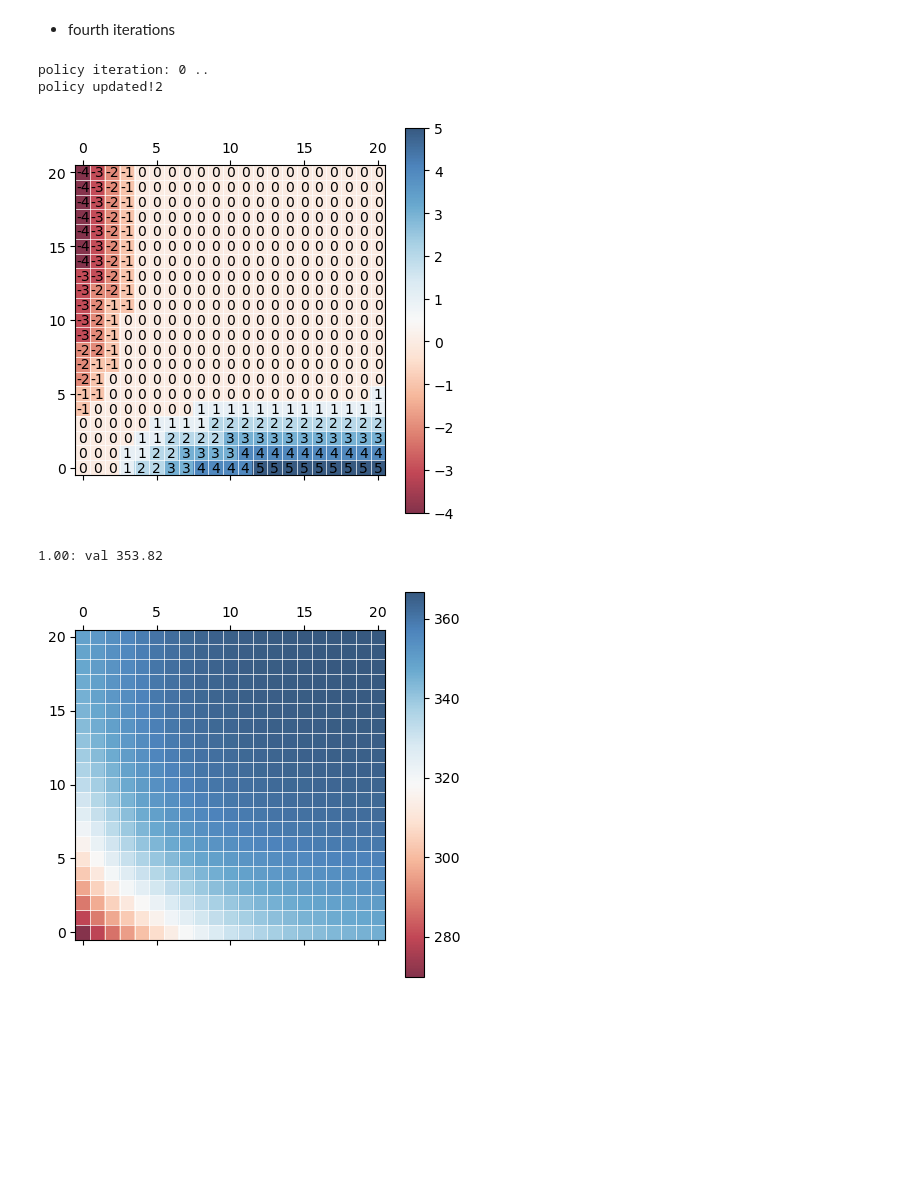
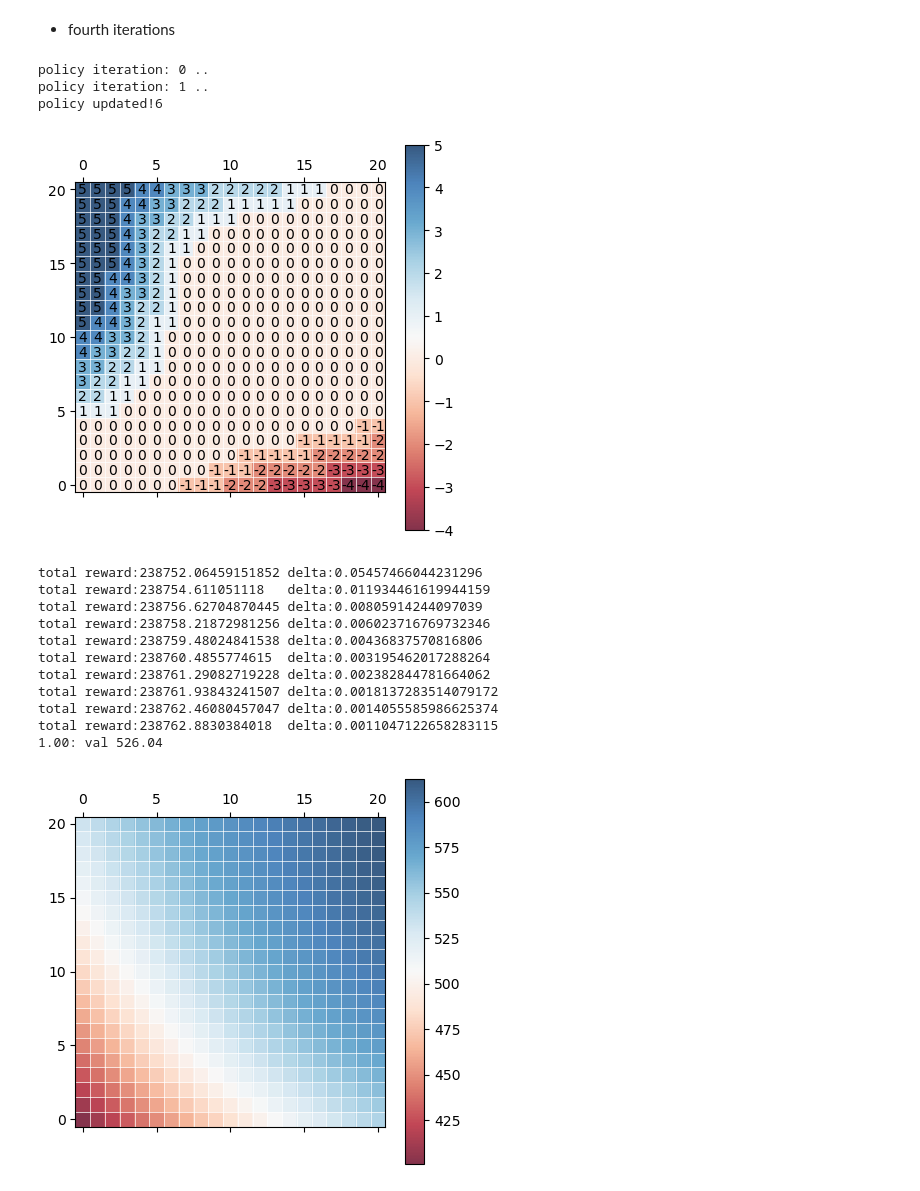
Before and after one commit to msdkang/Reinforcement-Learning, a Jupyter notebook: Jacks Car Rental Example.ipynb, the cells around one changed output. Cells and saved outputs as stored; diff of their text form; code cells hidden in the pictures; blank space fills up the shorter version.

Commit message:
update probabilities

```diff
--- a/Jacks Car Rental Example.ipynb
+++ b/Jacks Car Rental Example.ipynb
@@ -78,8 +78,8 @@ def transition(state, action):
         A tuple containing the number of cars at location A and location B after the transition
     """
 
-    cars_at_a = state[0] + action
-    cars_at_b = state[1] - action
+    cars_at_a = state[0] - action
+    cars_at_b = state[1] + action
 
     if cars_at_a < 0 or cars_at_b < 0:
         return state
@@ -128,6 +128,7 @@ def poisson(n, lam):
     """
     return np.exp(-lam) * lam**n / np.math.factorial(n)
 
+PROBABILITIES = {}
 def get_reward(state, action, values, gamma = 0.9):
     """
     Get the reward for a state-action pair.
@@ -148,12 +149,19 @@ def get_reward(state, action, values, gamma = 0.9):
     value : float
         value of the state-action pair
     """
-    epsilon = 0.01 # threshold for a small number to speed up the computation
+    epsilon = 0.001 # threshold for a small number to speed up the computation
     next_state = transition(state, action)
 
     value = -2 * abs(action)
     cars_at_a = next_state[0]
     cars_at_b = next_state[1]
+
+    if next_state in PROBABILITIES:
+        for p, r, s in PROBABILITIES[next_state]:
+            value += p*(r + gamma*values[s])
+        return value
+
+    PROBABILITIES[next_state] = []
     for demand_a in range(N_ROW+1):
         p_demand_a = poisson(demand_a, 3)
         if p_demand_a < epsilon:
@@ -161,7 +169,7 @@ def get_reward(state, action, values, gamma = 0.9):
         if demand_a > cars_at_a:
             demand_a = cars_at_a
         for demand_b in range(N_COL+1):
-            p_demand_b = poisson(demand_b, 2)
+            p_demand_b = poisson(demand_b, 4)
             if p_demand_b < epsilon:
                 continue
             if demand_b > cars_at_b:
@@ -174,6 +182,7 @@ def get_reward(state, action, values, gamma = 0.9):
                     p_return_b = poisson(return_b, 2)
                     if p_return_b < epsilon:
                         continue
+
                     new_cars_at_a = cars_at_a - demand_a + return_a
                     new_cars_at_b = cars_at_b - demand_b + return_b
                     if new_cars_at_a < 0 or new_cars_at_b < 0:
@@ -182,15 +191,16 @@ def get_reward(state, action, values, gamma = 0.9):
                         new_cars_at_a = N_ROW
                     if new_cars_at_b >= N_COL:
                         new_cars_at_b = N_COL
-
                     p = p_demand_a * p_demand_b * p_return_a * p_return_b
                     reward = 10 * (demand_a + demand_b)
                     value +=  p*(reward + gamma*values[(new_cars_at_a, new_cars_at_b)])
+                    PROBABILITIES[next_state].append([p, reward, (new_cars_at_a, new_cars_at_b)])
+
     return value
 # %% [markdown]
 ### Define Policy and Evaluate Policy
 # %%
-def policy_evaluation(values, policy, gamma = 0.9, theta = 0.1):
+def policy_evaluation(values, policy, gamma = 0.9, theta = 0.001):
     """
     Evaluate a policy given the values of the states.
 
@@ -217,7 +227,7 @@ def policy_evaluation(values, policy, gamma = 0.9, theta = 0.1):
         for state in STATES:
             v = values[state]
             action = policy[state]
-            values[state] =  get_reward(state, action, values, gamma)
+            values[state] = get_reward(state, action, values, gamma)
             i+=1
             print('{:.2f}: val {:.2f}'.format(i/n, values[state]), end='\r')
             delta = max(delta, abs(v - values[state]))
@@ -394,11 +416,22 @@ total reward:154975.75634679061 delta:0.010095580457516462
 # %%
 policy = policy_improvement(values, policy)
 plot_policy(policy)
-values = policy_evaluation(values, policy, theta=0.01)
+values = policy_evaluation(values, policy, theta=0.001)
 plot_values(values)
 # %% [output]
 policy iteration: 0 ..
-policy updated!2
+policy iteration: 1 ..
+policy updated!6
-[figure, old version]
+[figure, new version]
-1.00: val 353.82
+total reward:238752.06459151852 delta:0.05457466044231296
+total reward:238754.611051118   delta:0.011934461619944159
+total reward:238756.62704870445 delta:0.00805914244097039
+total reward:238758.21872981256 delta:0.006023716769732346
+total reward:238759.48024841538 delta:0.00436837570816806
+total reward:238760.4855774615  delta:0.003195462017288264
+total reward:238761.29082719228 delta:0.002382844781664062
+total reward:238761.93843241507 delta:0.0018137283514079172
+total reward:238762.46080457047 delta:0.0014055585986625374
+total reward:238762.8830384018  delta:0.0011047122658283115
+1.00: val 526.04
-[figure, old version]
+[figure, new version]
```
Also changed, not shown: parts of 5 cells of this notebook, 1 other file.
